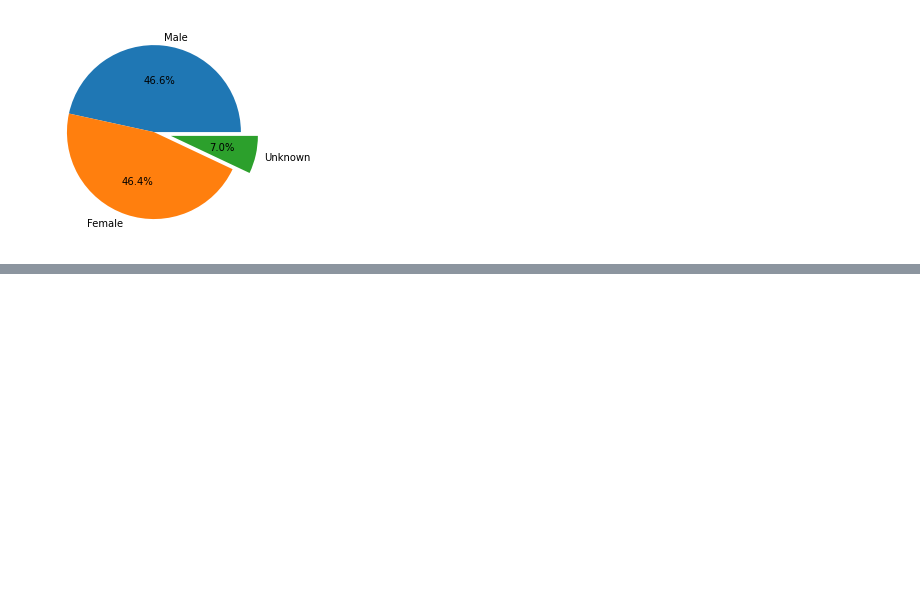
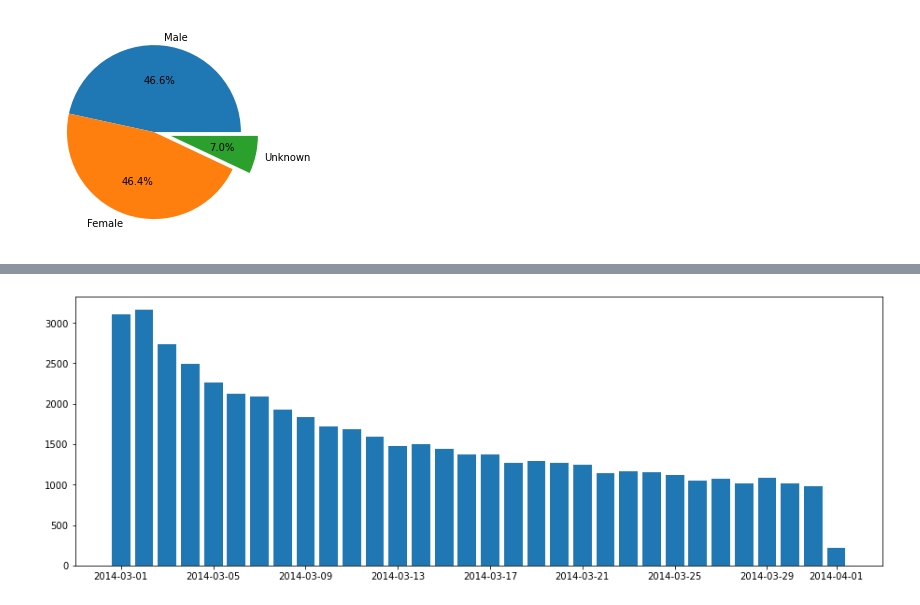
Before and after one commit to Jinay01/Syapse-task, a Jupyter notebook: task2.ipynb, the cells around one changed output, grey strips where cells are left out. Cells and saved outputs as stored; diff of their text form; code cells hidden in the pictures; blank space fills up the shorter version.

Commit message:
graphs added

```diff
--- a/task2.ipynb
+++ b/task2.ipynb
@@ -193,7 +20,7 @@ KeyError: 'amount'
 
 import json
 import pandas as pd
-df = pd.read_json('Desktop\practice\data-viz-challenge-master/data.json')
+df = pd.read_json('https://raw.githubusercontent.com/theand9/data-viz-challenge/master/data.json')
 table = pd.DataFrame([i for i in df.data])
 table
 # %% [output]
@@ -246,9 +73,3 @@ amount_check
 | 49995 | Sports | Fund Project | F | 18-24 | married | 412b973788704c36a008a506cdbba033 | iOS | 1396309720 | {'latitude': 45.343615, 'city': '... | ... |
 | 49998 | Sports | Fund Project | F | 35-44 | married | 2df6b9a0c66b48a389330327517b9276 | iOS | 1396309968 | {'latitude': 39.477625, 'city': '... | ... |
 4179 rows × 10 columns
-# %%
-import json
-import pandas as pd
-df = pd.read_json('Desktop\practice\data-viz-challenge-master/data.json')
-table = pd.DataFrame([i for i in df.data])
-table
@@ -313,0 +153,13 @@ plt.show()
+# %%
+from datetime import datetime, date
+time = table['client_time']
+dates = []
+for x in time:
+    date = date.fromtimestamp(x)
+    dates.append(date)
+dates = Counter(dates)
+x_counter = []
+y_counter =[]
+data = pd.DataFrame.from_dict(dates, orient='index').reset_index()
+data = data.rename(columns={'index':'time', 0:'count'})
+data
@@ -313,0 +184,9 @@ plt.show()
+# %%
+fig = plt.figure()
+ax = fig.add_axes([0,0,2,1])
+date = [y for y in data['time']]
+counter = [x for x in data['count']]
+ax.bar(date,counter)
+plt.show()
+# %% [output]
+[figure, added]
```
Also changed, not shown: parts of 21 cells of this notebook.
